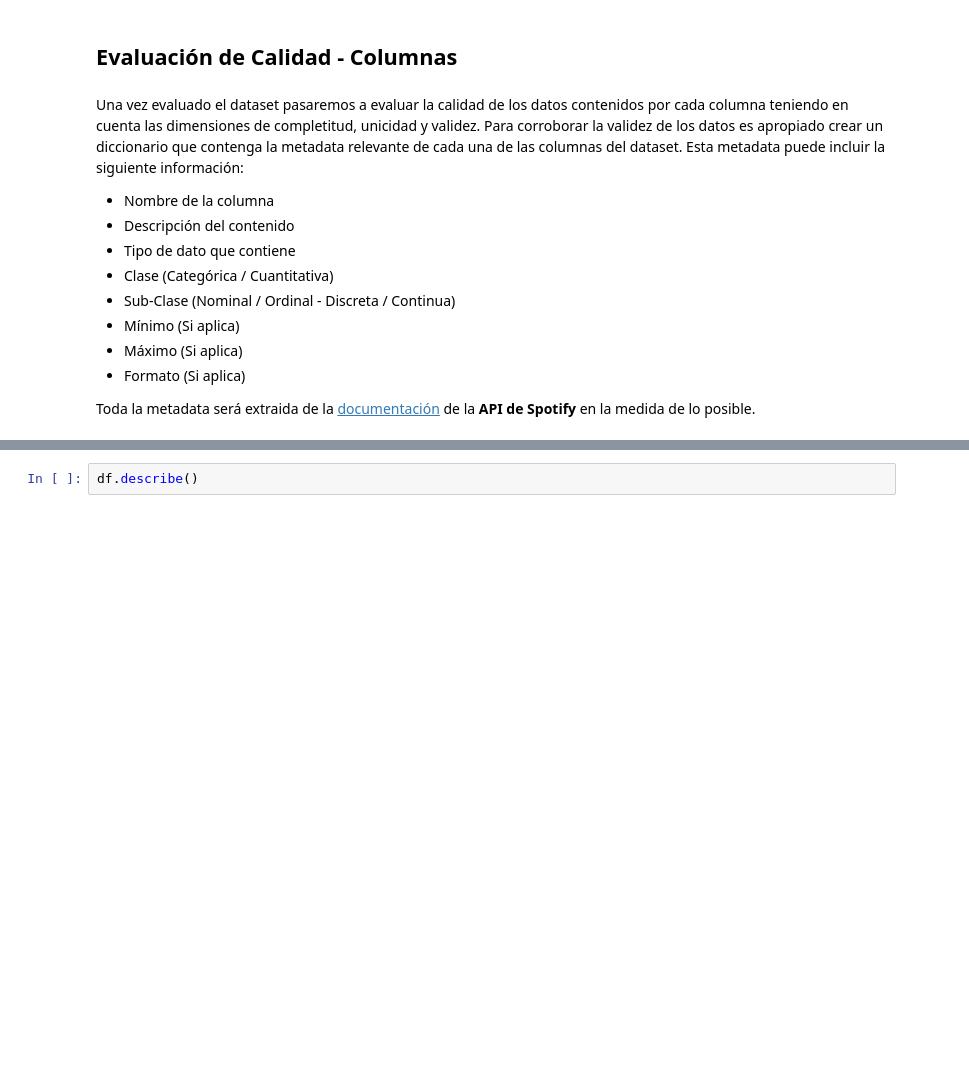
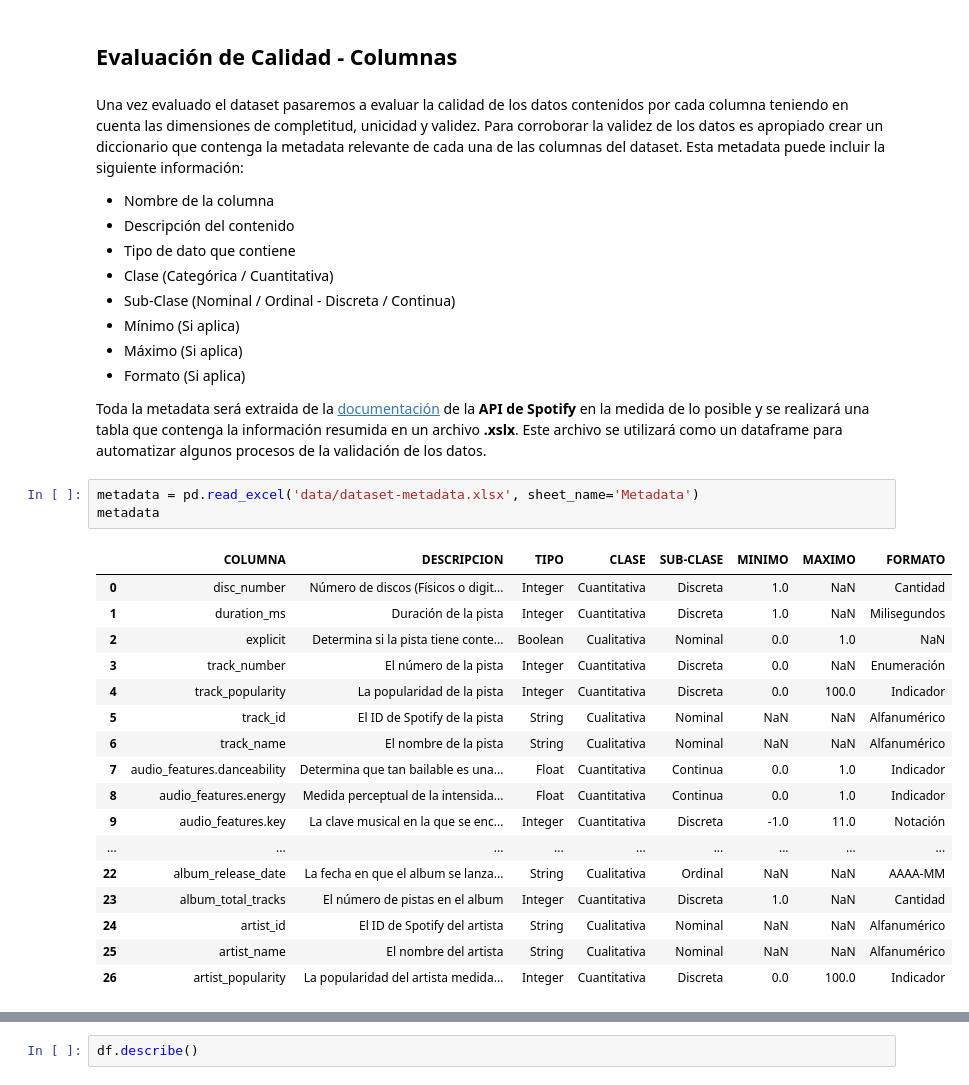
Before and after one commit to Slindex/asdfsa, a Jupyter notebook: EDA.ipynb, the cells around one changed output, grey strips where cells are left out. Saved outputs shown, nothing was run; the diff lists cells and outputs as text; blank space fills up the shorter version.

```diff
--- a/EDA.ipynb
+++ b/EDA.ipynb
@@ -136,4 +136,25 @@ Una vez evaluado el dataset pasaremos a evaluar la calidad de los datos contenid
 * Máximo (Si aplica)
 * Formato (Si aplica)
 
-Toda la metadata será extraida de la [documentación](https://developer.spotify.com/documentation/web-api/reference/get-track) de la **API de Spotify** en la medida de lo posible.
+Toda la metadata será extraida de la [documentación](https://developer.spotify.com/documentation/web-api/reference/get-track) de la **API de Spotify** en la medida de lo posible y se realizará una tabla que contenga la información resumida en un archivo **.xslx**. Este archivo se utilizará como un dataframe para automatizar algunos procesos de la validación de los datos.
+# %%
+metadata = pd.read_excel('data/dataset-metadata.xlsx', sheet_name='Metadata')
+metadata
+# %% [output]
+|  | COLUMNA | DESCRIPCION | TIPO | CLASE | SUB-CLASE | MINIMO | MAXIMO | FORMATO |
+| 0 | disc_number | Número de discos (Físicos o digit... | Integer | Cuantitativa | Discreta | 1.0 | NaN | Cantidad |
+| 1 | duration_ms | Duración de la pista | Integer | Cuantitativa | Discreta | 1.0 | NaN | Milisegundos |
+| 2 | explicit | Determina si la pista tiene conte... | Boolean | Cualitativa | Nominal | 0.0 | 1.0 | NaN |
+| 3 | track_number | El número de la pista | Integer | Cuantitativa | Discreta | 0.0 | NaN | Enumeración |
+| 4 | track_popularity | La popularidad de la pista | Integer | Cuantitativa | Discreta | 0.0 | 100.0 | Indicador |
+| 5 | track_id | El ID de Spotify de la pista | String | Cualitativa | Nominal | NaN | NaN | Alfanumérico |
+| 6 | track_name | El nombre de la pista | String | Cualitativa | Nominal | NaN | NaN | Alfanumérico |
+| 7 | audio_features.danceability | Determina que tan bailable es una... | Float | Cuantitativa | Continua | 0.0 | 1.0 | Indicador |
+| 8 | audio_features.energy | Medida perceptual de la intensida... | Float | Cuantitativa | Continua | 0.0 | 1.0 | Indicador |
+| 9 | audio_features.key | La clave musical en la que se enc... | Integer | Cuantitativa | Discreta | -1.0 | 11.0 | Notación |
+| ... | ... | ... | ... | ... | ... | ... | ... | ... |
+| 22 | album_release_date | La fecha en que el album se lanza... | String | Cualitativa | Ordinal | NaN | NaN | AAAA-MM |
+| 23 | album_total_tracks | El número de pistas en el album | Integer | Cuantitativa | Discreta | 1.0 | NaN | Cantidad |
+| 24 | artist_id | El ID de Spotify del artista | String | Cualitativa | Nominal | NaN | NaN | Alfanumérico |
+| 25 | artist_name | El nombre del artista | String | Cualitativa | Nominal | NaN | NaN | Alfanumérico |
+| 26 | artist_popularity | La popularidad del artista medida... | Integer | Cuantitativa | Discreta | 0.0 | 100.0 | Indicador |
```
Also changed, not shown: parts of 60 cells of this notebook.
